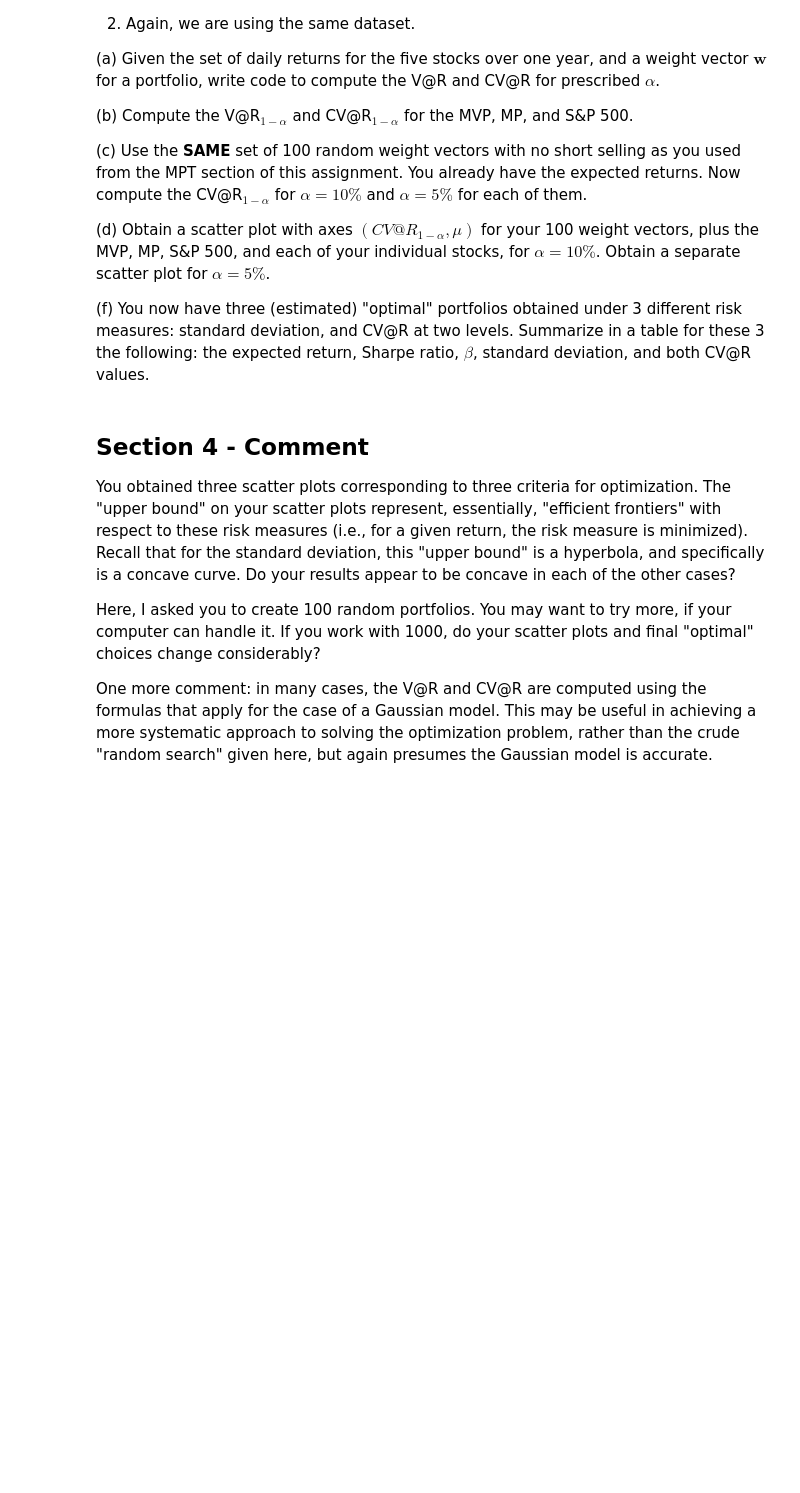
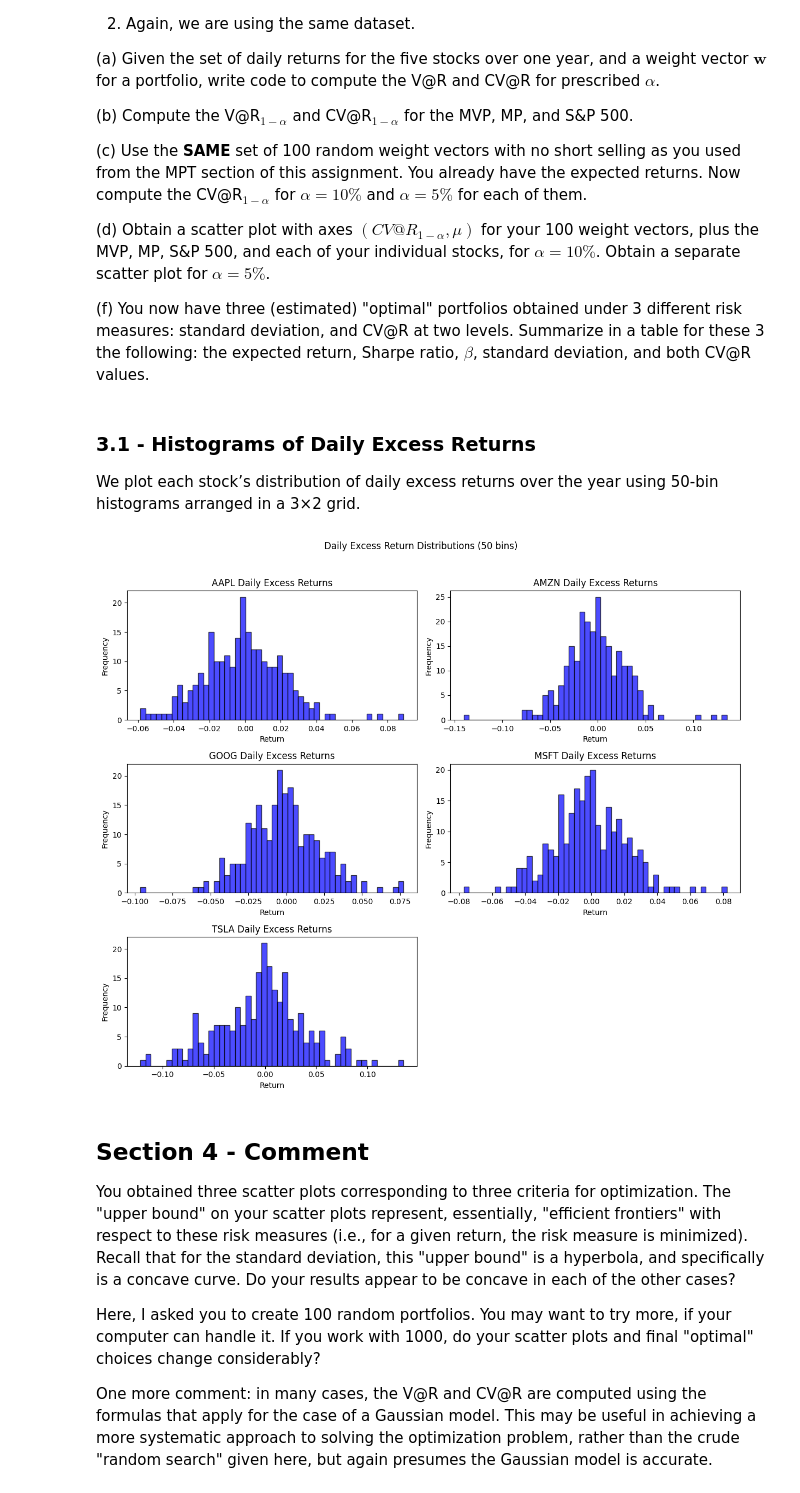
Before and after one commit to toribiodiego/EID-378-Finance, a Jupyter notebook: PS03.ipynb, the cells around one changed output. Cells and saved outputs as stored; diff of their text form; code cells hidden in the pictures; blank space fills up the shorter version.

```diff
--- a/PS03.ipynb
+++ b/PS03.ipynb
@@ -552,6 +554,30 @@ Table 11. Best No‑Short Portfolio with μ ≥ median(μ)
 
 
   (f) You now have three (estimated) "optimal" portfolios obtained under 3 different risk measures: standard deviation, and CV@R at two levels. Summarize in a table for these 3 the following: the expected return, Sharpe ratio, $\beta$, standard deviation, and both CV@R values.
+# %% [markdown]
+### 3.1 - Histograms of Daily Excess Returns
+
+We plot each stock’s distribution of daily excess returns over the year using 50‑bin histograms arranged in a 3×2 grid.
+# %%
+# set up a 3×2 grid for five histograms
+tickers = excess_stock_returns.columns
+fig, axes = plt.subplots(3, 2, figsize=(12, 10))
+axes = axes.flatten()
+
+# plot a 50‑bin histogram for each stock’s daily excess returns in blue
+for ax, t in zip(axes, tickers):
+    ax.hist(excess_stock_returns[t], bins=50, color="#0000FF", edgecolor="k", alpha=0.7)
+    ax.set(title=f"{t} Daily Excess Returns", xlabel="Return", ylabel="Frequency")
+
+# hide the unused subplot
+for ax in axes[len(tickers) :]:
+    ax.axis("off")
+
+plt.suptitle("Daily Excess Return Distributions (50 bins)", y=1.02)
+plt.tight_layout()
+plt.show()
+# %% [output]
+[figure, added]
 # %% [markdown]
 ## Section 4 - Comment
 
```
Also changed, not shown: parts of 1 cell of this notebook.
